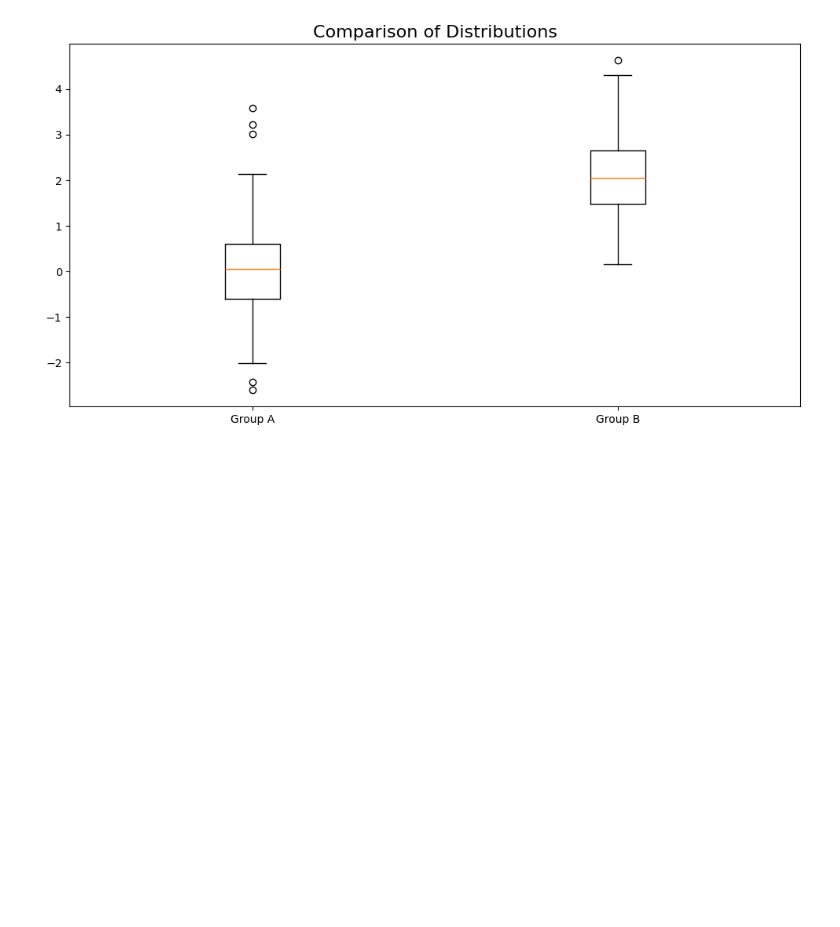
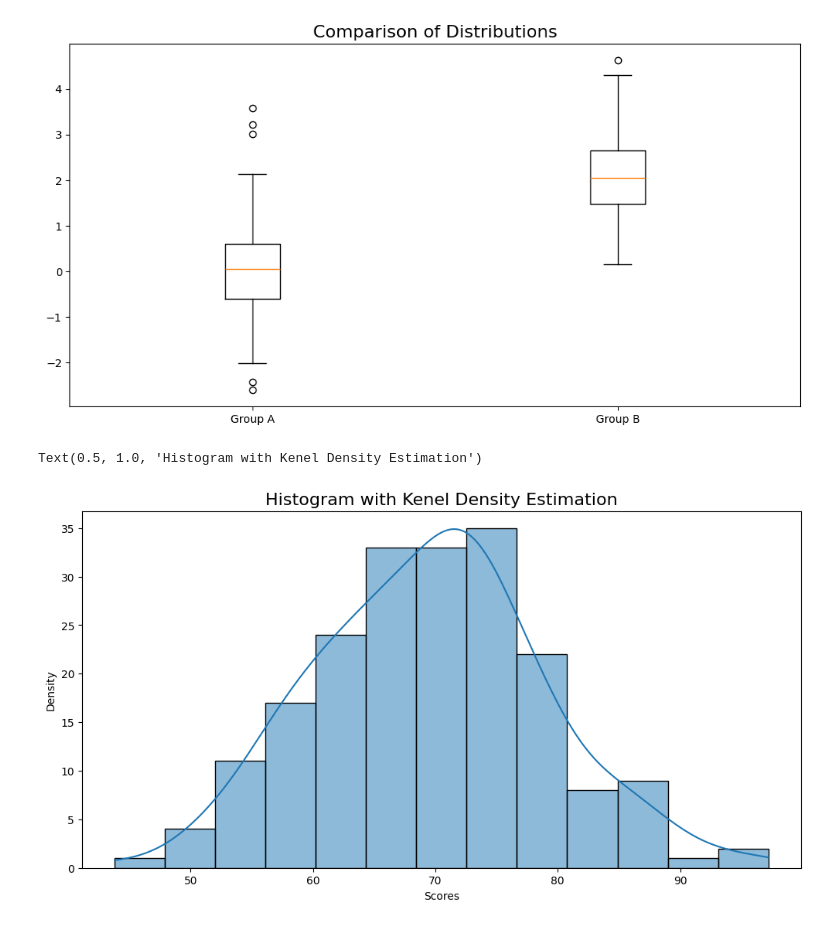
Before and after one commit to yfwjay/Data-Science-Foundations, a Jupyter notebook: matplotlib_basics/oop_plotting.ipynb, the cells around one changed output. Drawn from its saved outputs; the diff is of its cells as text; code cells hidden in the pictures; blank space fills up the shorter version.

Commit message:
Learn Matplotlib: Leant Kenel Density Estimation.

```diff
--- a/matplotlib_basics/oop_plotting.ipynb
+++ b/matplotlib_basics/oop_plotting.ipynb
@@ -416,0 +420,19 @@ Text(0.5, 1.0, 'Comparison of Distributions')
+# %%
+# We create a sequence which we will use to generate the sequence. 42 is universal
+np.random.seed(42)
+
+# we generate our scores
+
+scores = np.random.normal(loc= 70 , scale = 10 , size = 200) #loc = mean , scale = standard deviation
+
+# We go ahead and plot
+
+fig , axes = plt.subplots(figsize = (12 , 6))
+
+sns.histplot(scores , kde = True , ax= axes)
+axes.set_xlabel("Scores")
+axes.set_ylabel("Density")
+axes.set_title("Histogram with Kenel Density Estimation" , fontsize = 16)
+# %% [output]
+Text(0.5, 1.0, 'Histogram with Kenel Density Estimation')
+[figure, added]
```
Also changed, not shown: parts of 3 cells of this notebook.
